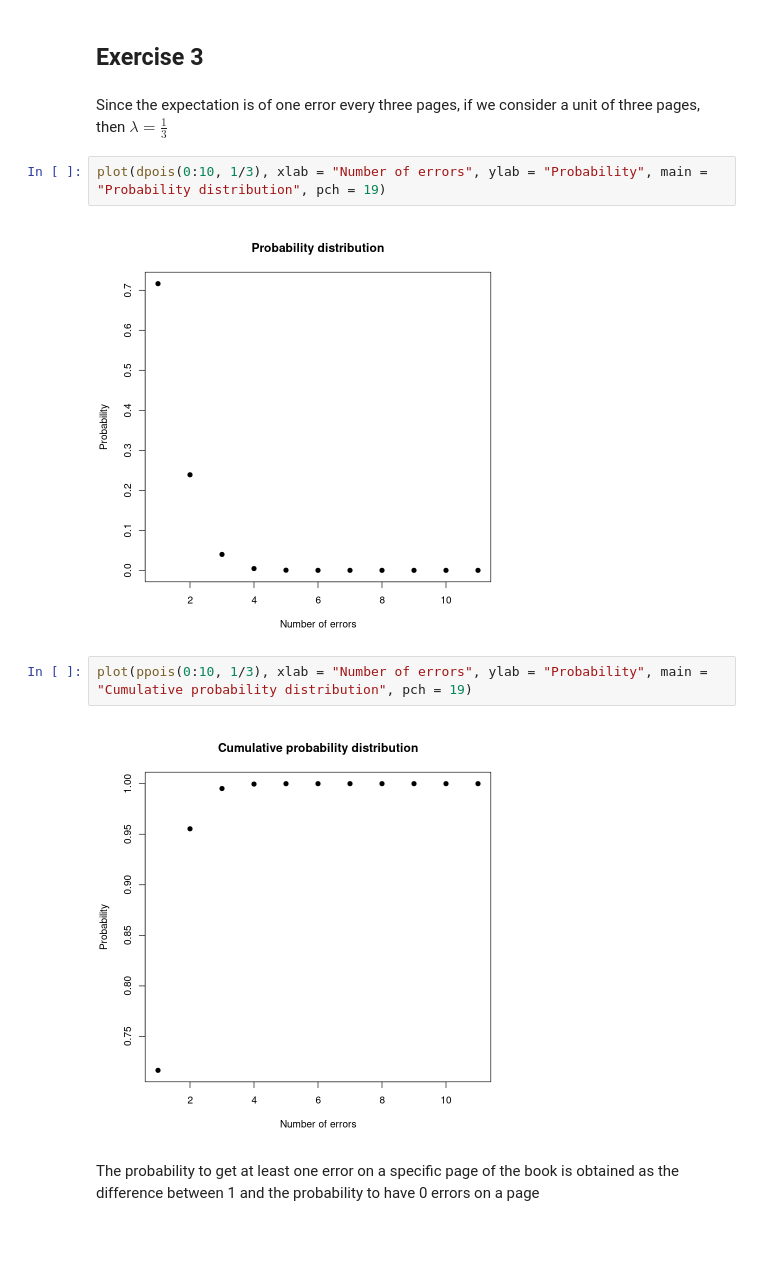
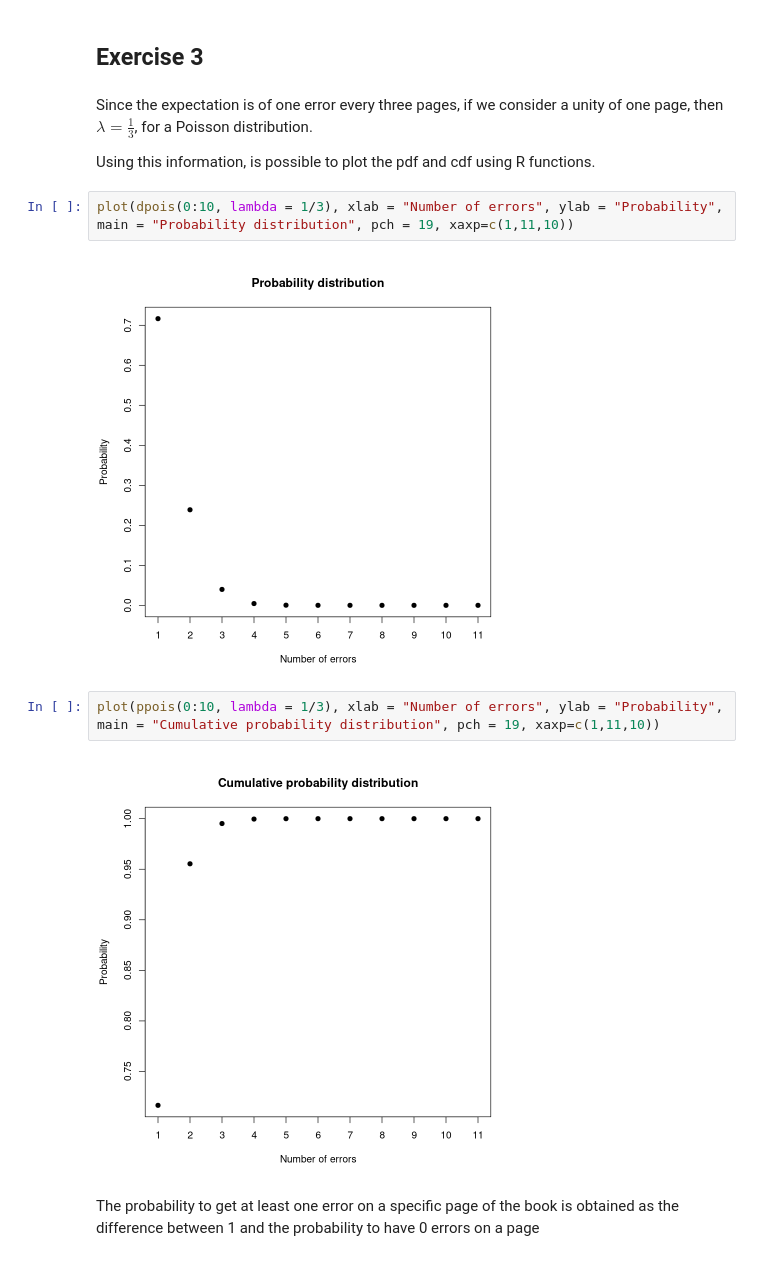
Before and after one commit to Confizolo/PoDProjects, a Jupyter notebook: ASfPA/Ex02/ConfortoFilippo_Rlabsession2.ipynb, the cells around one changed output. Saved outputs shown, nothing was run; the diff lists cells and outputs as text.

```diff
--- a/ASfPA/Ex02/Ex02.ipynb
+++ b/ASfPA/Ex02/ConfortoFilippo_Rlabsession2.ipynb
@@ -54,15 +54,17 @@ The probability to wait more than one hour is 0.1353
 # %% [markdown]
 ## Exercise 3
 # %% [markdown]
-Since the expectation is of one error every three pages, if we consider a unit of three pages, then $\lambda = \frac{1}{3}$
+Since the expectation is of one error every three pages, if we consider a unity of one page, then $\lambda = \frac{1}{3}$, for a Poisson distribution.
+
+Using this information, is possible to plot the pdf and cdf using R functions.
 # %%
-plot(dpois(0:10, 1/3), xlab = "Number of errors", ylab = "Probability", main = "Probability distribution", pch = 19)
+plot(dpois(0:10, lambda = 1/3), xlab = "Number of errors", ylab = "Probability", main = "Probability distribution", pch = 19, xaxp=c(1,11,10))
 # %% [output]
-[figure, old version]
+[figure, new version]
 # %%
-plot(ppois(0:10, 1/3), xlab = "Number of errors", ylab = "Probability", main = "Cumulative probability distribution", pch = 19)
+plot(ppois(0:10, lambda = 1/3), xlab = "Number of errors", ylab = "Probability", main = "Cumulative probability distribution", pch = 19, xaxp=c(1,11,10))
 # %% [output]
-[figure, old version]
+[figure, new version]
 # %% [markdown]
 The probability to get at least one error on a specific page of the book is obtained as the difference between 1 and the probability to have 0 errors on a page
 # %%
```
Also changed, not shown: parts of 15 cells of this notebook, 2 other files.
